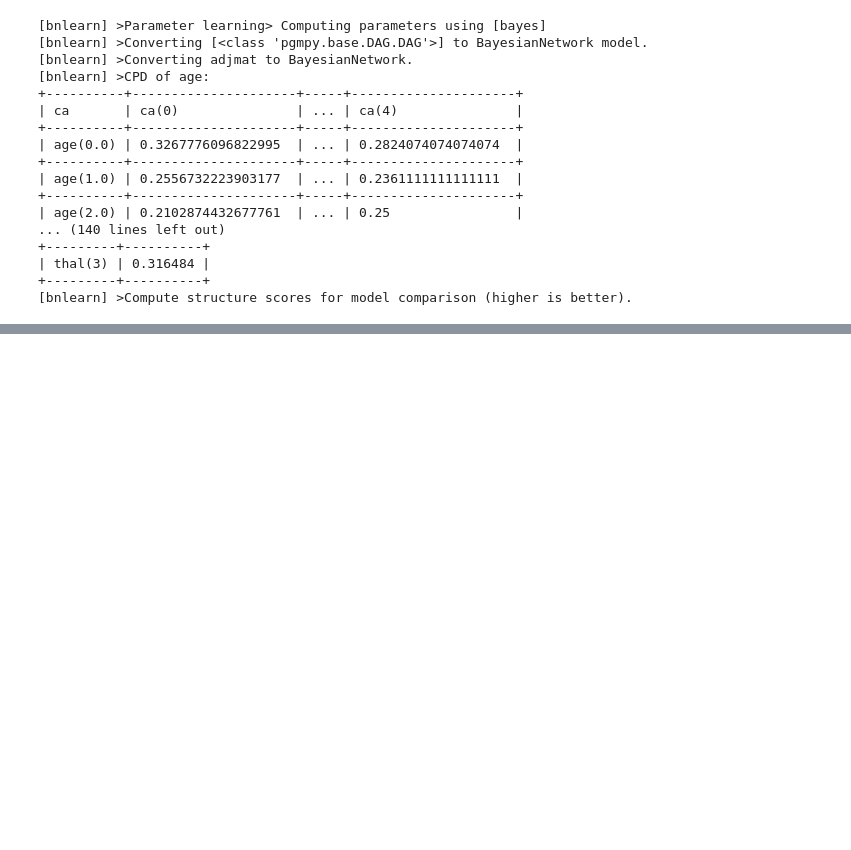
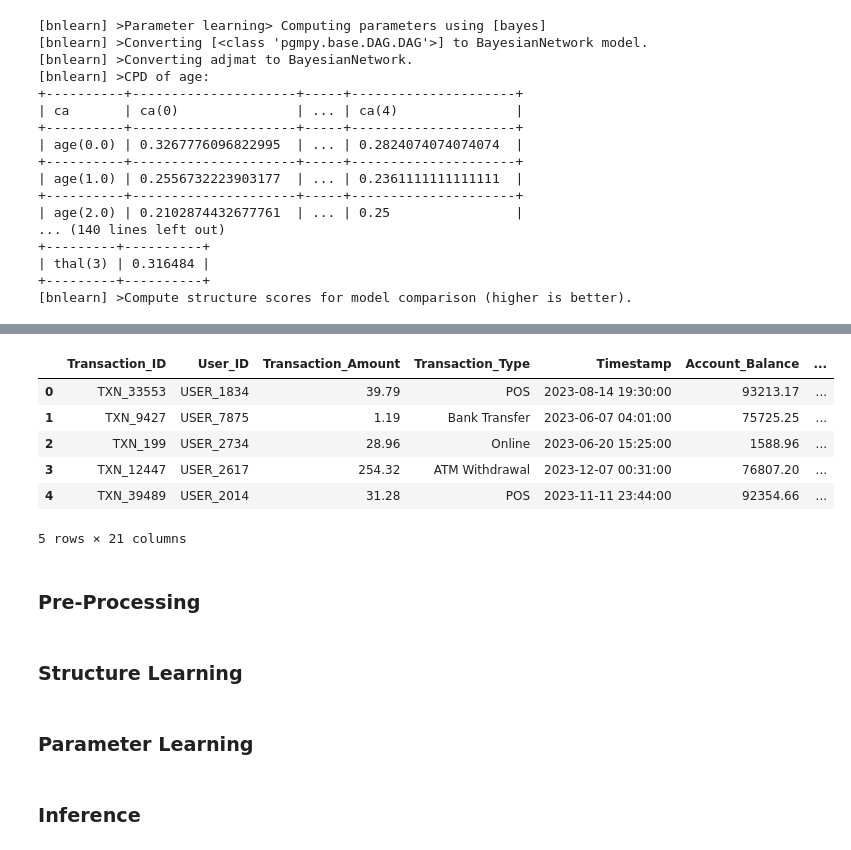
Before and after one commit to Angie-Zauner/AAI, a Jupyter notebook: main.ipynb, the cells around one changed output, grey strips where cells are left out. Drawn from its saved outputs; the diff is of its cells as text; code cells hidden in the pictures; blank space fills up the shorter version.

```diff
--- a/main.ipynb
+++ b/main.ipynb
@@ -137,0 +141,3 @@ param_heart_structure = bn.parameter_learning.fit(heart_structure, train_dheart)
+# %%
+# Load the dataset
+frauddata = pd.read_csv('/workspaces/CMP9794-Advanced-Artificial-Intelligence/AAI/data/synthetic_fraud_dataset.csv')
@@ -137,0 +192,10 @@ param_heart_structure = bn.parameter_learning.fit(heart_structure, train_dheart)
+# %%
+frauddata.head()
+# %% [output]
+|  | Transaction_ID | User_ID | Transaction_Amount | Transaction_Type | Timestamp | Account_Balance | ... |
+| 0 | TXN_33553 | USER_1834 | 39.79 | POS | 2023-08-14 19:30:00 | 93213.17 | ... |
+| 1 | TXN_9427 | USER_7875 | 1.19 | Bank Transfer | 2023-06-07 04:01:00 | 75725.25 | ... |
+| 2 | TXN_199 | USER_2734 | 28.96 | Online | 2023-06-20 15:25:00 | 1588.96 | ... |
+| 3 | TXN_12447 | USER_2617 | 254.32 | ATM Withdrawal | 2023-12-07 00:31:00 | 76807.20 | ... |
+| 4 | TXN_39489 | USER_2014 | 31.28 | POS | 2023-11-11 23:44:00 | 92354.66 | ... |
+5 rows × 21 columns
@@ -137,0 +208,8 @@ param_heart_structure = bn.parameter_learning.fit(heart_structure, train_dheart)
+# %% [markdown]
+### **Pre-Processing**
+# %% [markdown]
+### **Structure Learning**
+# %% [markdown]
+### **Parameter Learning**
+# %% [markdown]
+### **Inference**
```
Also changed, not shown: parts of 10 cells of this notebook.
